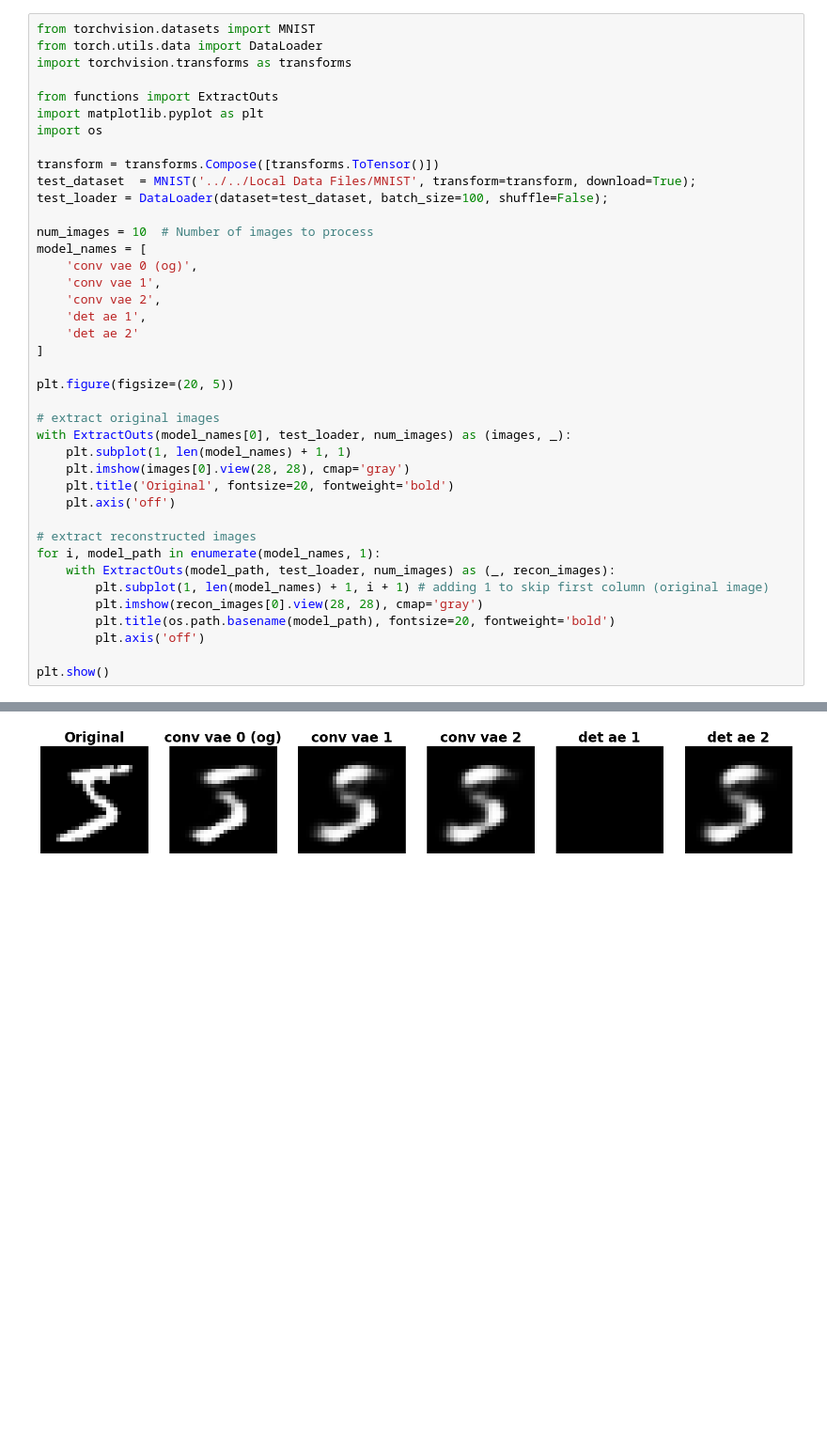
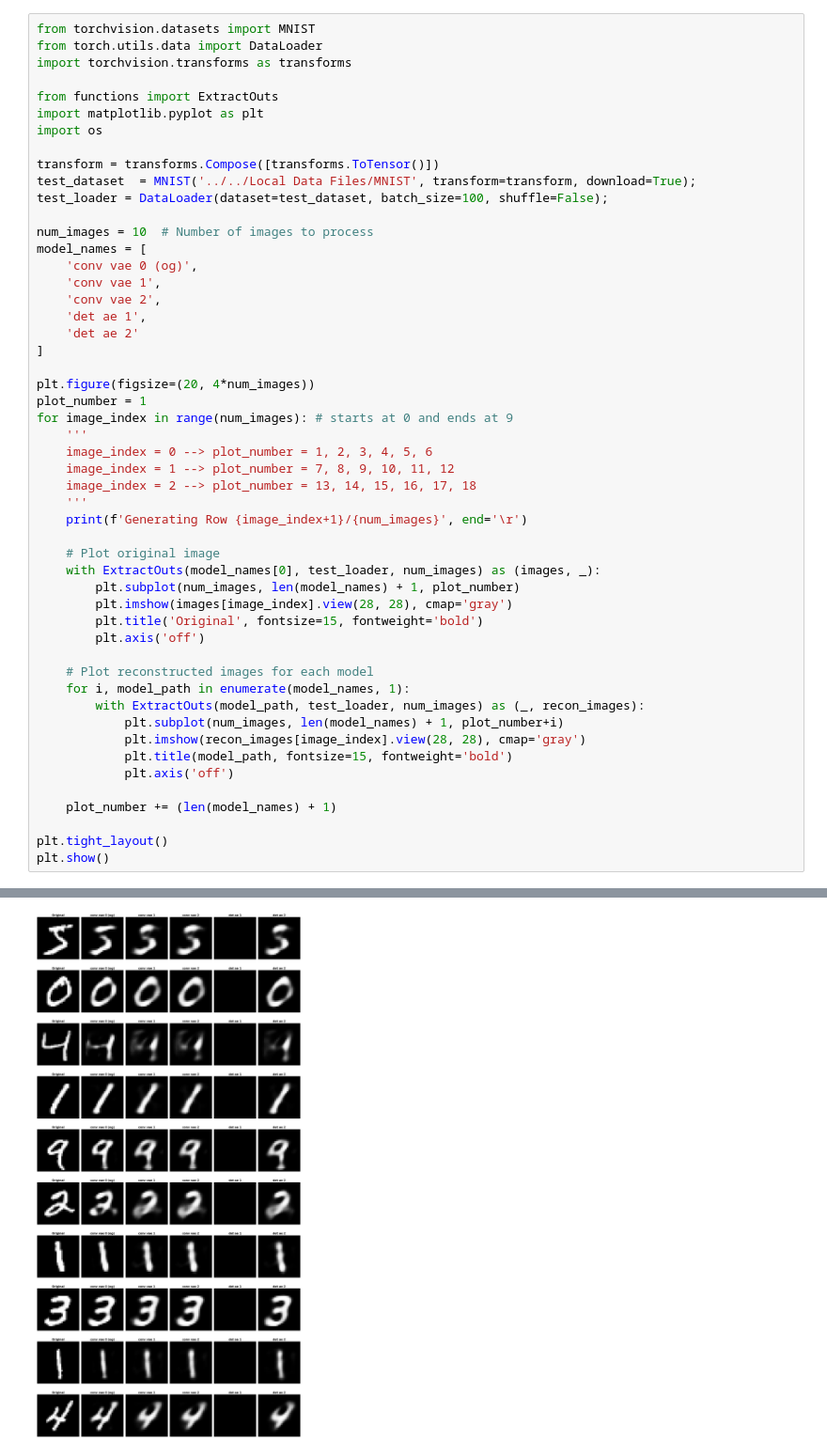
Before and after one commit to emmabacarra/cmbresearch, a Jupyter notebook: comparison.ipynb, the cells around one changed output, grey strips where cells are left out. Shown at 94% size. Saved outputs shown, nothing was run; the diff lists cells and outputs as text; blank space fills up the shorter version.

```diff
--- a/comparison.ipynb
+++ b/comparison.ipynb
@@ -20,22 +20,33 @@ model_names = [
     'det ae 2'
 ]
 
-plt.figure(figsize=(20, 5))
+plt.figure(figsize=(20, 4*num_images))
+plot_number = 1
+for image_index in range(num_images): # starts at 0 and ends at 9
+    '''
+    image_index = 0 --> plot_number = 1, 2, 3, 4, 5, 6
+    image_index = 1 --> plot_number = 7, 8, 9, 10, 11, 12
+    image_index = 2 --> plot_number = 13, 14, 15, 16, 17, 18
+    '''
+    print(f'Generating Row {image_index+1}/{num_images}', end='\r')
 
-# extract original images
-with ExtractOuts(model_names[0], test_loader, num_images) as (images, _):
-    plt.subplot(1, len(model_names) + 1, 1)
-    plt.imshow(images[0].view(28, 28), cmap='gray')
-    plt.title('Original', fontsize=20, fontweight='bold')
-    plt.axis('off')
-
-# extract reconstructed images
-for i, model_path in enumerate(model_names, 1):
-    with ExtractOuts(model_path, test_loader, num_images) as (_, recon_images):
-        plt.subplot(1, len(model_names) + 1, i + 1) # adding 1 to skip first column (original image)
-        plt.imshow(recon_images[0].view(28, 28), cmap='gray')
-        plt.title(os.path.basename(model_path), fontsize=20, fontweight='bold')
+    # Plot original image
+    with ExtractOuts(model_names[0], test_loader, num_images) as (images, _):
+        plt.subplot(num_images, len(model_names) + 1, plot_number)
+        plt.imshow(images[image_index].view(28, 28), cmap='gray')
+        plt.title('Original', fontsize=15, fontweight='bold')
         plt.axis('off')
 
+    # Plot reconstructed images for each model
+    for i, model_path in enumerate(model_names, 1):
+        with ExtractOuts(model_path, test_loader, num_images) as (_, recon_images):
+            plt.subplot(num_images, len(model_names) + 1, plot_number+i)
+            plt.imshow(recon_images[image_index].view(28, 28), cmap='gray')
+            plt.title(model_path, fontsize=15, fontweight='bold')
+            plt.axis('off')
+
+    plot_number += (len(model_names) + 1)
+
+plt.tight_layout()
 plt.show()
 # %% [output]
@@ -42 +54 @@ plt.show()
-[figure, old version]
+[figure, new version]
```
Also changed, not shown: parts of 1 cell of this notebook.
